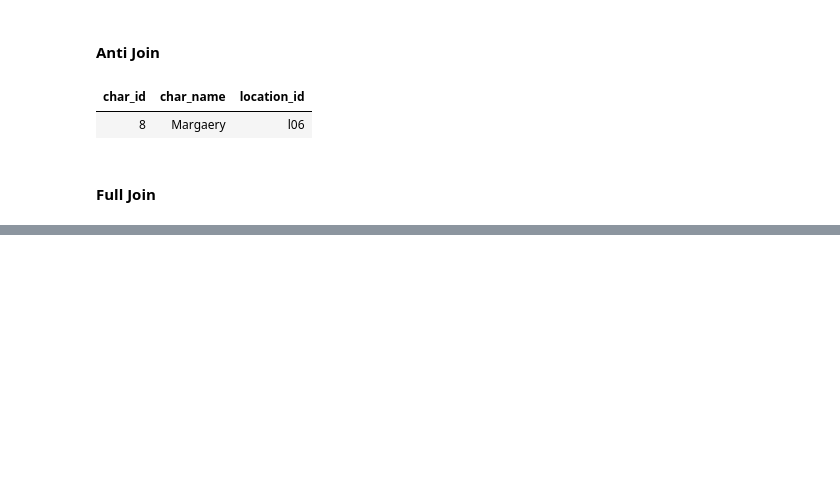
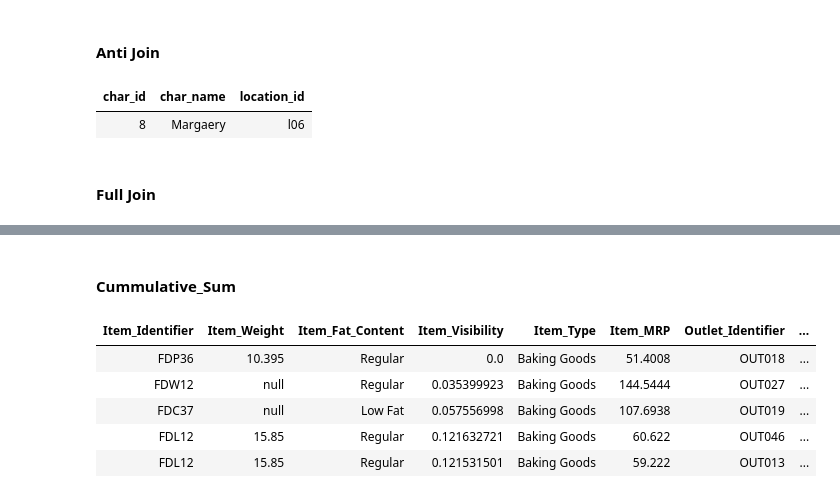
Before and after one commit to SarveshSoni09/everything-data-engineering, a Jupyter notebook: 3_PySpark/05_Advanced_Transformations.ipynb, the cells around one changed output, grey strips where cells are left out. Drawn from its saved outputs; the diff is of its cells as text; code cells hidden in the pictures; blank space fills up the shorter version.

```diff
--- a/3_PySpark/05_Advanced_Transformations.ipynb
+++ b/3_PySpark/05_Advanced_Transformations.ipynb
@@ -162,0 +211,11 @@ df1.join(df2, df1['location_id'] == df2['location_id'], 'full').display()
+# %% [markdown]
+#### Cummulative_Sum
+# %%
+df.withColumn('Cum_Sum', sum('Item_MRP').over(Window.orderBy('Item_Type'))).limit(5).display()
+# %% [output]
+| Item_Identifier | Item_Weight | Item_Fat_Content | Item_Visibility | Item_Type | Item_MRP | Outlet_Identifier | ... |
+| FDP36 | 10.395 | Regular | 0.0 | Baking Goods | 51.4008 | OUT018 | ... |
+| FDW12 | null | Regular | 0.035399923 | Baking Goods | 144.5444 | OUT027 | ... |
+| FDC37 | null | Low Fat | 0.057556998 | Baking Goods | 107.6938 | OUT019 | ... |
+| FDL12 | 15.85 | Regular | 0.121632721 | Baking Goods | 60.622 | OUT046 | ... |
+| FDL12 | 15.85 | Regular | 0.121531501 | Baking Goods | 59.222 | OUT013 | ... |
```
Also changed, not shown: parts of 19 cells of this notebook, 1 other file.
